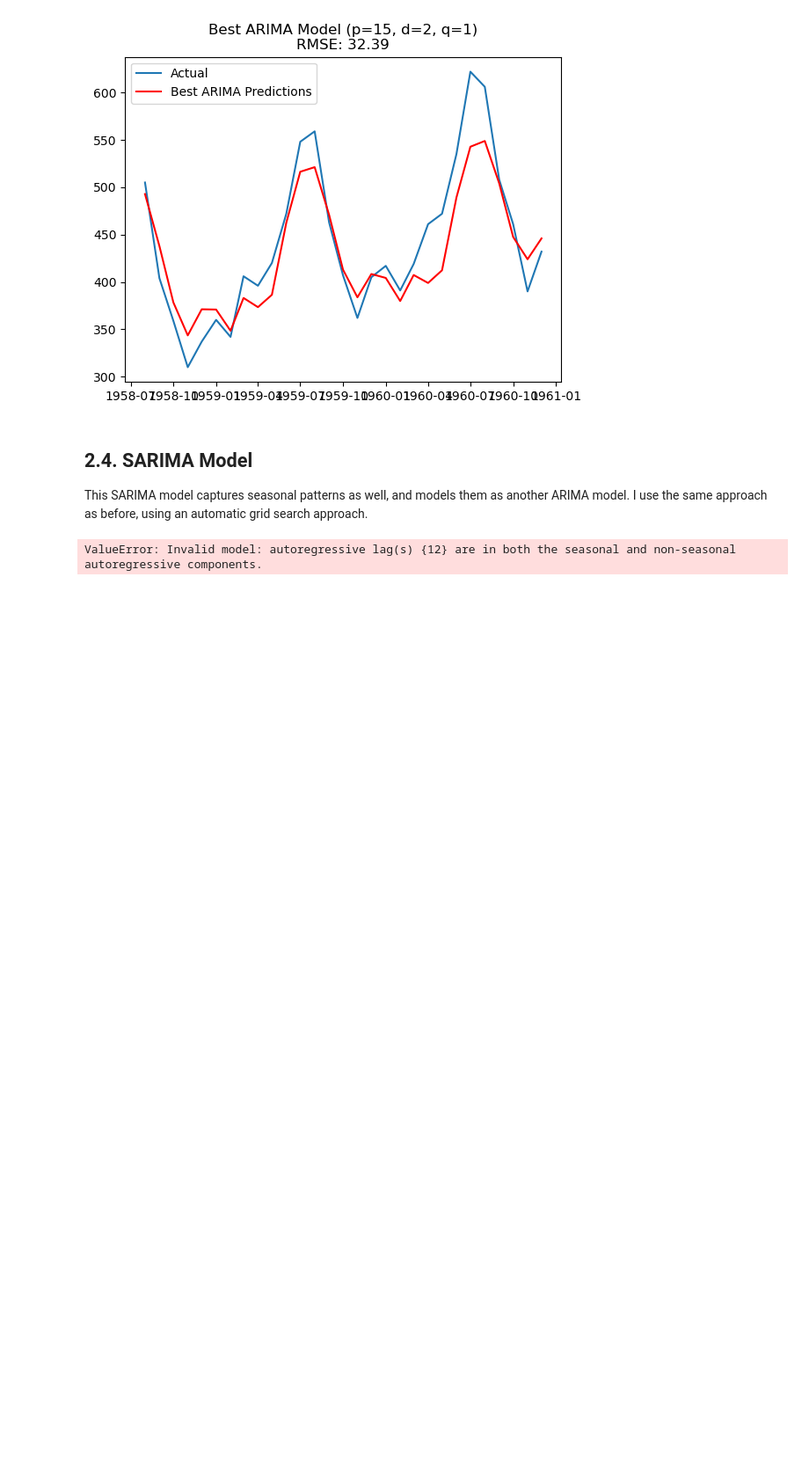
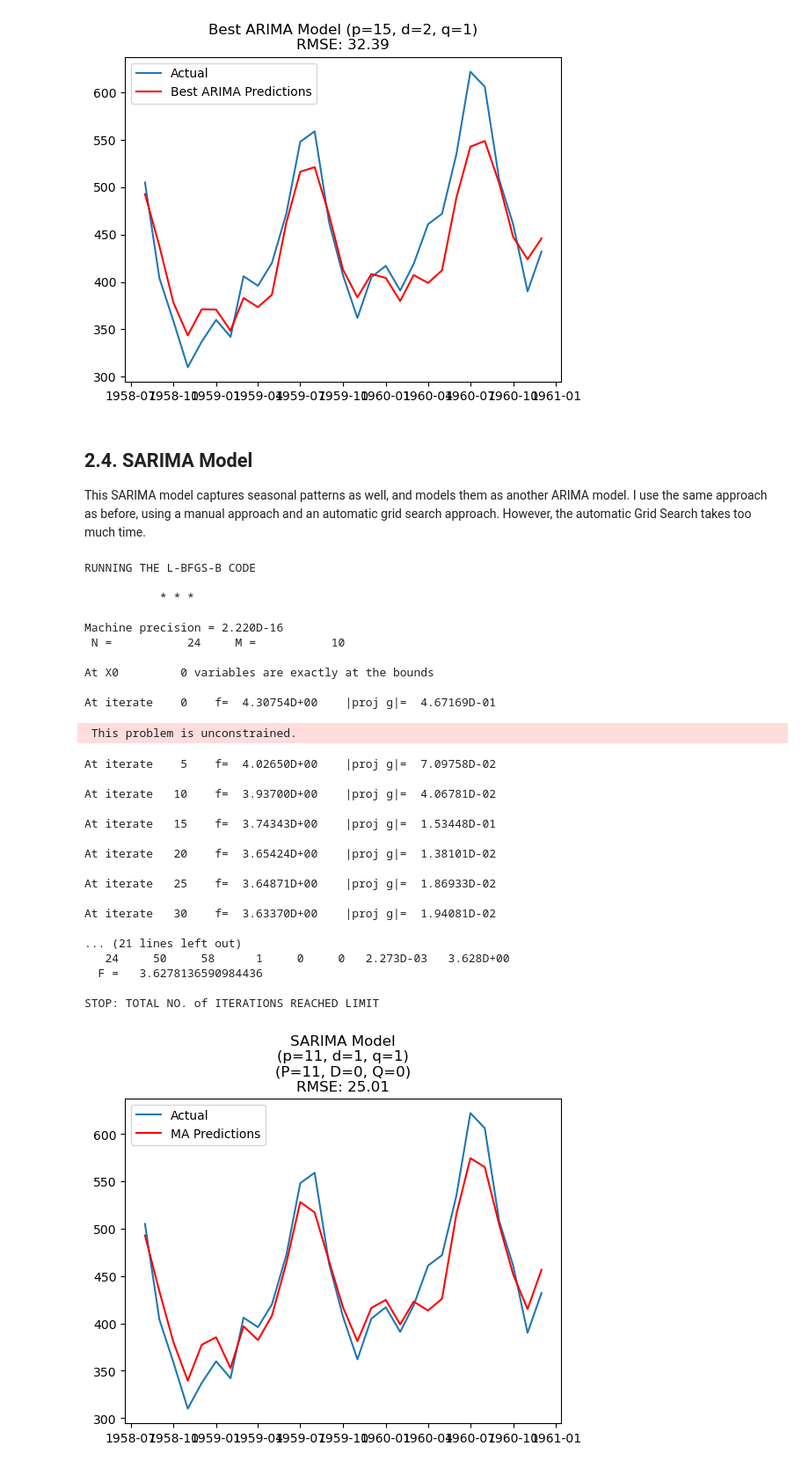
Before and after one commit to mcachosoblechero/time-series-examples, a Jupyter notebook: 3-time-series-statistical-models.ipynb, the cells around one changed output. Shown: that part at 88% size. Cells and saved outputs as stored; diff of their text form; code cells hidden in the pictures; blank space fills up the shorter version.

Commit message:
Final changes to statistical modelling

```diff
--- a/3-time-series-statistical-models.ipynb
+++ b/3-time-series-statistical-models.ipynb
@@ -309,7 +309,7 @@ run_auto_ARIMA_analysis(
 # %% [markdown]
 ## 2.4. SARIMA Model
 
-This SARIMA model captures seasonal patterns as well, and models them as another ARIMA model. I use the same approach as before, using an automatic grid search approach.
+This SARIMA model captures seasonal patterns as well, and models them as another ARIMA model. I use the same approach as before, using a manual approach and an automatic grid search approach. However, the automatic Grid Search takes too much time.
 # %%
 def run_manual_SARIMA_analysis(train_data, test_data, p, d, q, P, D, Q):
 
@@ -332,16 +332,44 @@ def run_manual_SARIMA_analysis(train_data, test_data, p, d, q, P, D, Q):
 # %%
 run_manual_SARIMA_analysis(
     train_data=train_data,
     test_data=test_data,
-    p=12,
+    p=11,
     d=1,
     q=1,
-    P=12,
+    P=11,
     D=0,
     Q=0
     )
 # %% [output]
-ValueError: Invalid model: autoregressive lag(s) {12} are in both the seasonal and non-seasonal autoregressive components.
+RUNNING THE L-BFGS-B CODE
+
+           * * *
+
+Machine precision = 2.220D-16
+ N =           24     M =           10
+
+At X0         0 variables are exactly at the bounds
+
+At iterate    0    f=  4.30754D+00    |proj g|=  4.67169D-01
+ This problem is unconstrained.
+At iterate    5    f=  4.02650D+00    |proj g|=  7.09758D-02
+
+At iterate   10    f=  3.93700D+00    |proj g|=  4.06781D-02
+
+At iterate   15    f=  3.74343D+00    |proj g|=  1.53448D-01
+
+At iterate   20    f=  3.65424D+00    |proj g|=  1.38101D-02
+
+At iterate   25    f=  3.64871D+00    |proj g|=  1.86933D-02
+
+At iterate   30    f=  3.63370D+00    |proj g|=  1.94081D-02
+
+... (21 lines left out)
+   24     50     58      1     0     0   2.273D-03   3.628D+00
+  F =   3.6278136590984436
+
+STOP: TOTAL NO. of ITERATIONS REACHED LIMIT
+[figure, added]
 # %%
 def run_auto_SARIMA_analysis(train_data, test_data, p_range, d_range, q_range, P_range, D_range, Q_range):
 
```
Also changed, not shown: parts of 1 cell of this notebook.
